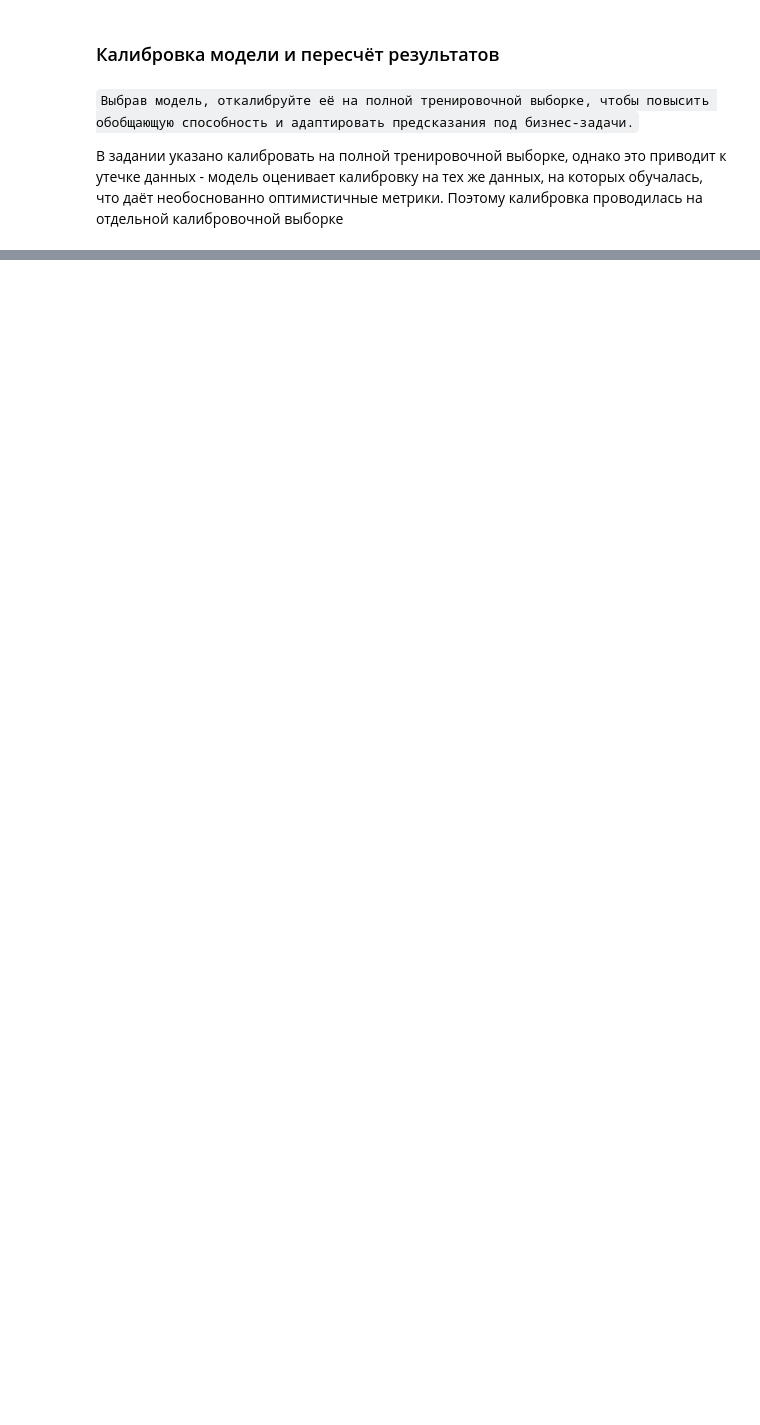
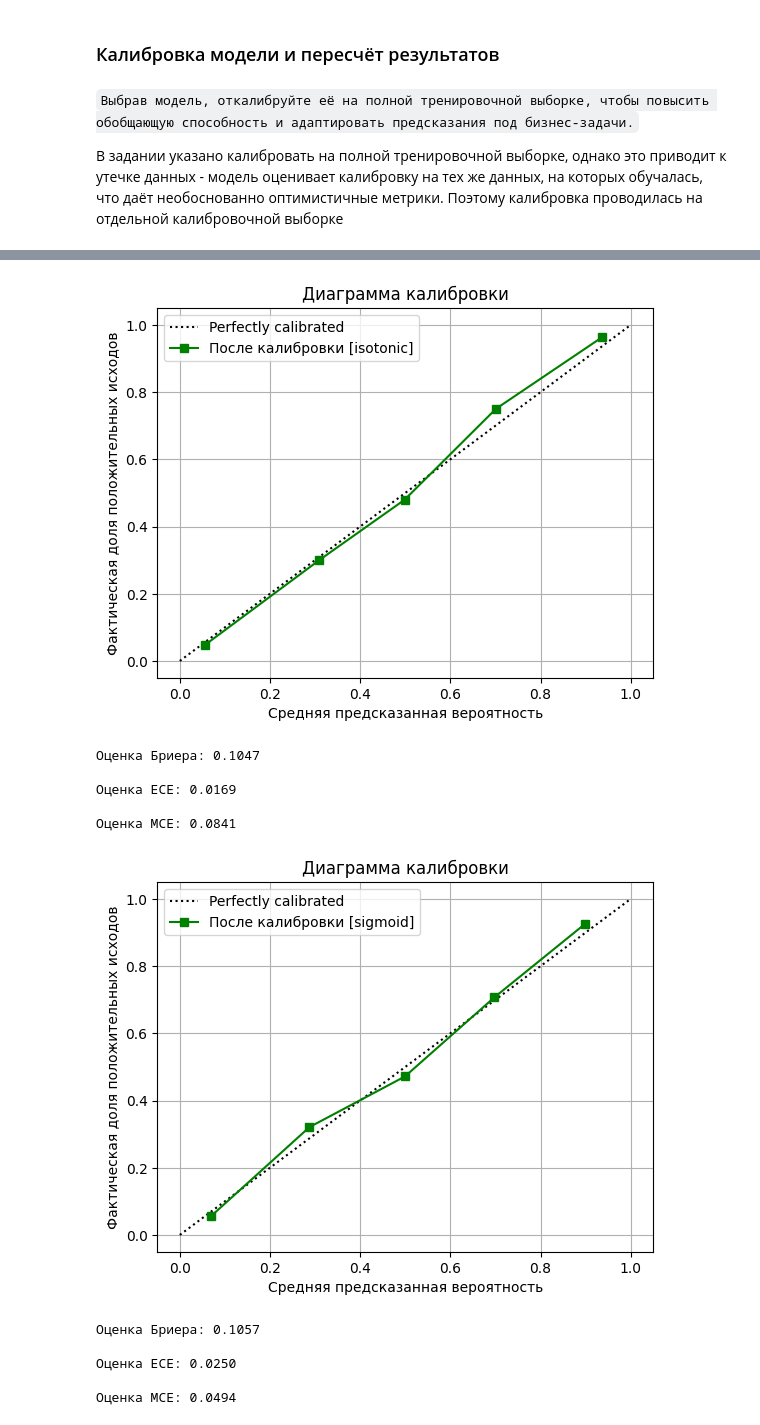
Before and after one commit to KatsayArtemDev/ML, a Jupyter notebook: classification/reservation_cancellation/reservation_cancellation_predictor.ipynb, the cells around one changed output, grey strips where cells are left out. Drawn from its saved outputs; the diff is of its cells as text; code cells hidden in the pictures; blank space fills up the shorter version.

```diff
--- a/classification/reservation_cancellation/reservation_cancellation_predictor.ipynb
+++ b/classification/reservation_cancellation/reservation_cancellation_predictor.ipynb
@@ -1040 +1416,32 @@ check_calibration(y_calib, y_proba_calib, 'После калибровки')
+# %%
+calibrator_iso = CalibratedClassifierCV(
+    estimator=best_pipeline,
+    method='isotonic',
+)
+calibrator_iso.fit(X_calib, y_calib)
+
+y_proba_calib = calibrator_iso.predict_proba(X_calib)[:, 1]
+check_calibration(y_calib, y_proba_calib, 'После калибровки [isotonic]')
+
+calibrator = CalibratedClassifierCV(
+    estimator=best_pipeline,
+    method='sigmoid',
+)
+calibrator.fit(X_calib, y_calib)
+
+y_proba_calib = calibrator.predict_proba(X_calib)[:, 1]
+check_calibration(y_calib, y_proba_calib, 'После калибровки [sigmoid]')
+# %% [output]
+[figure, added]
+Оценка Бриера: 0.1047
+
+Оценка ECE: 0.0169
+
+Оценка MCE: 0.0841
+[figure, added]
+Оценка Бриера: 0.1057
+
+Оценка ECE: 0.0250
+
+Оценка MCE: 0.0494
 # %% [markdown]
```
Also changed, not shown: parts of 47 cells of this notebook, 1 other file.
